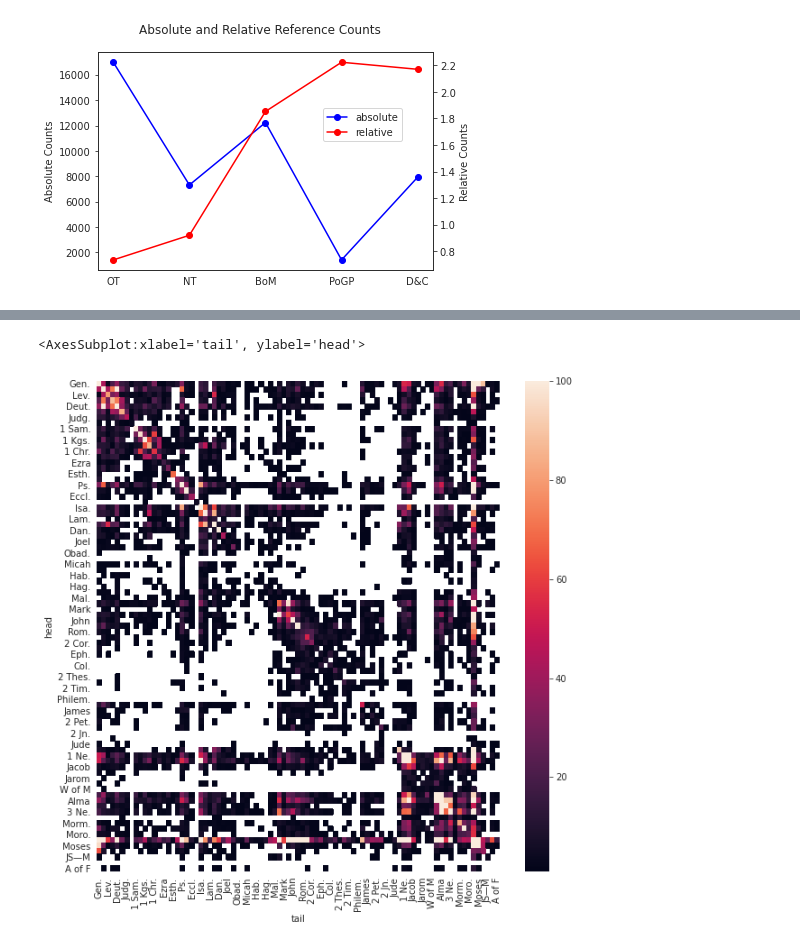
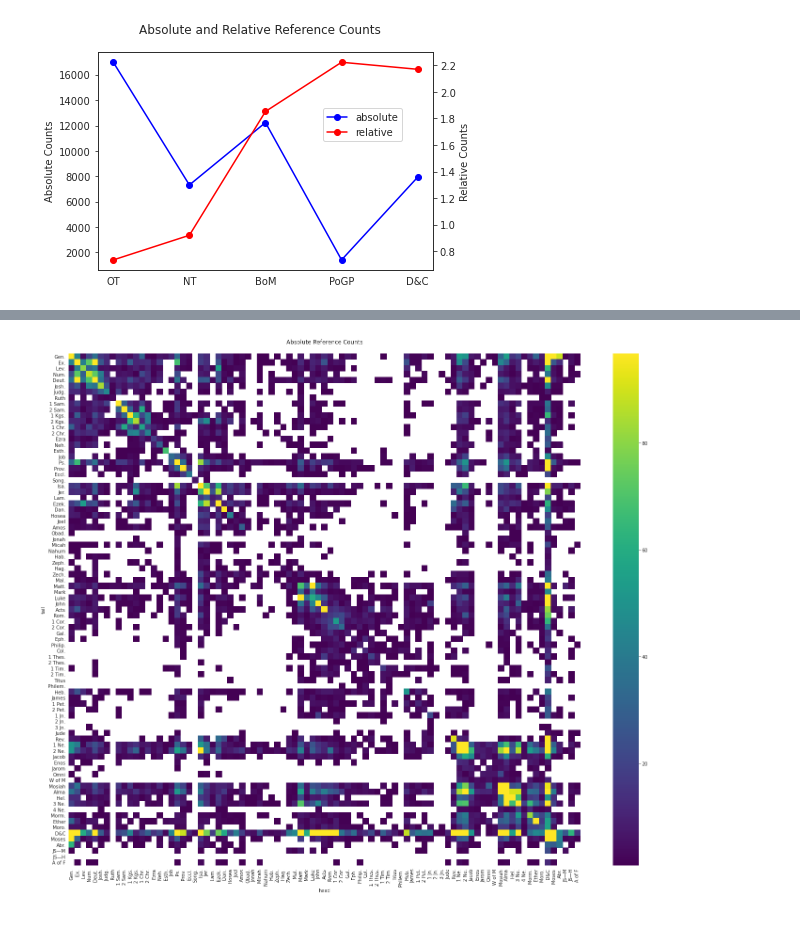
Before and after one commit to skearnes/scripture-graph, a Jupyter notebook: scripture_graph/ipynb/scratching_the_surface.ipynb, the cells around one changed output, grey strips where cells are left out. Saved outputs shown, nothing was run; the diff lists cells and outputs as text; code cells hidden in the pictures.

```diff
--- a/scripture_graph/ipynb/scratching_the_surface.ipynb
+++ b/scripture_graph/ipynb/scratching_the_surface.ipynb
@@ -112,3 +112,8 @@ defaultdict(int,
              'Book of Mormon': 6604,
              'Pearl of Great Price': 635,
              'Doctrine and Covenants': 3654})
+# %%
+book_totals = collections.defaultdict(int)
+for node in graph.nodes:
+    book_totals[graph.nodes[node]['book']] += 1
+book_totals
@@ -189,9 +266,9 @@ print(book_data.head())
 # %%
 order = []
-for volume in graph_lib.VOLUMES.keys():
+for volume, books in graph_lib.VOLUMES.items():
     if volume == 'Study Helps':
         continue
-    order.append(volume)
-df = volume_data.pivot('head', 'tail', 'count').reindex(index=order, columns=order)
-sns.heatmap(df)
+    order.extend(books)
+df = book_data.pivot('tail', 'head', 'count').reindex(index=order, columns=order)
+df
 # %% [output]
@@ -258,12 +289,7 @@ array([['PoGP → OT: 0.02', 'PoGP → NT: 0.01', 'PoGP → BoM: 0.03',
-# %%
-order = []
-for volume, books in graph_lib.VOLUMES.items():
-    if volume == 'Study Helps':
-        continue
-    order.extend(books)
-df = book_data.pivot('head', 'tail', 'count').reindex(index=order, columns=order)
-figure(figsize=(10, 10))
-sns.heatmap(df, vmax=100)
-# %% [output]
-<AxesSubplot:xlabel='tail', ylabel='head'>
-[figure, removed]
+# %%
+fig, ax = subplots(figsize=(25, 20))
+g = sns.heatmap(df, cmap='viridis', square=True, ax=ax, robust=True)
+ax.set_title('Absolute Reference Counts\n')
+fig.savefig('absolute-books.png', dpi=300, bbox_inches='tight')
+# %% [output]
+[figure, added]
```
Also changed, not shown: parts of 11 cells of this notebook, 1 other file.
